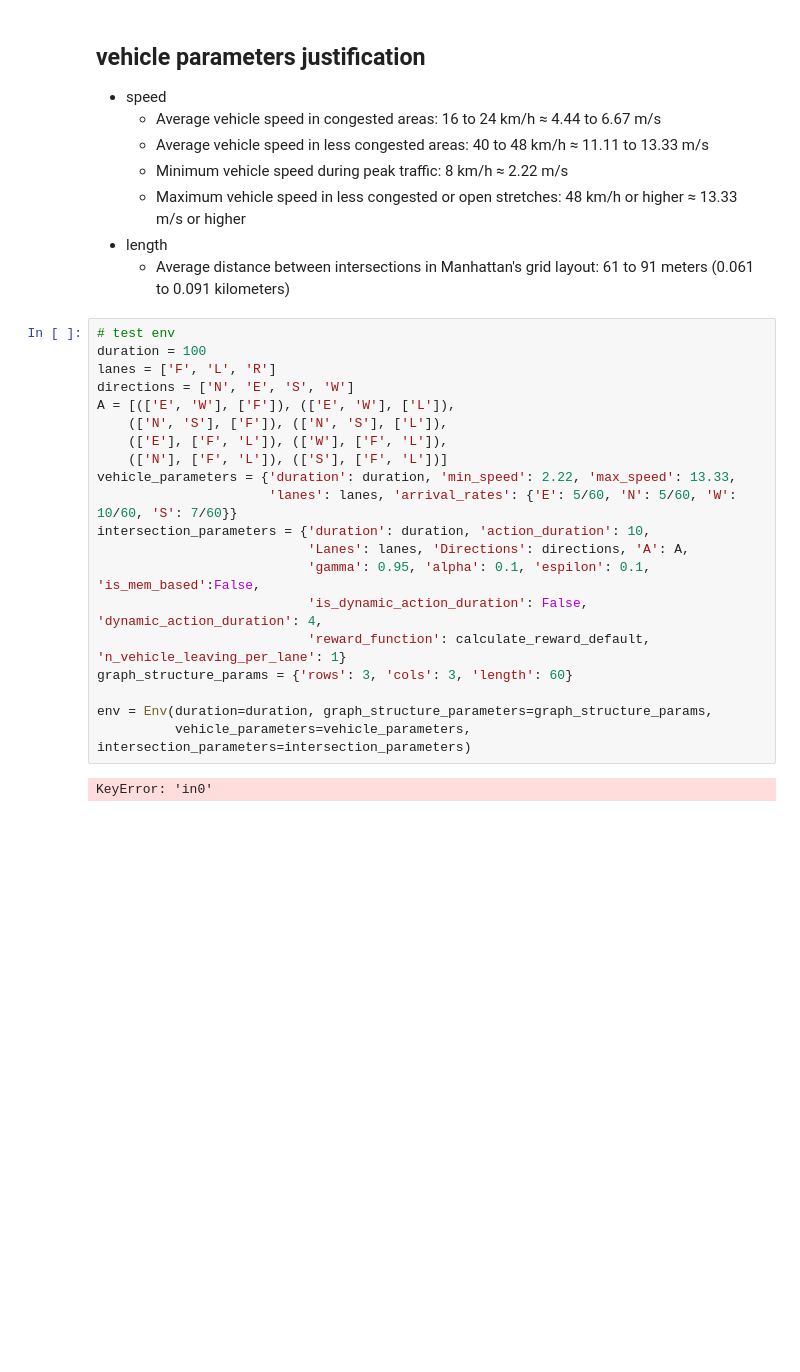
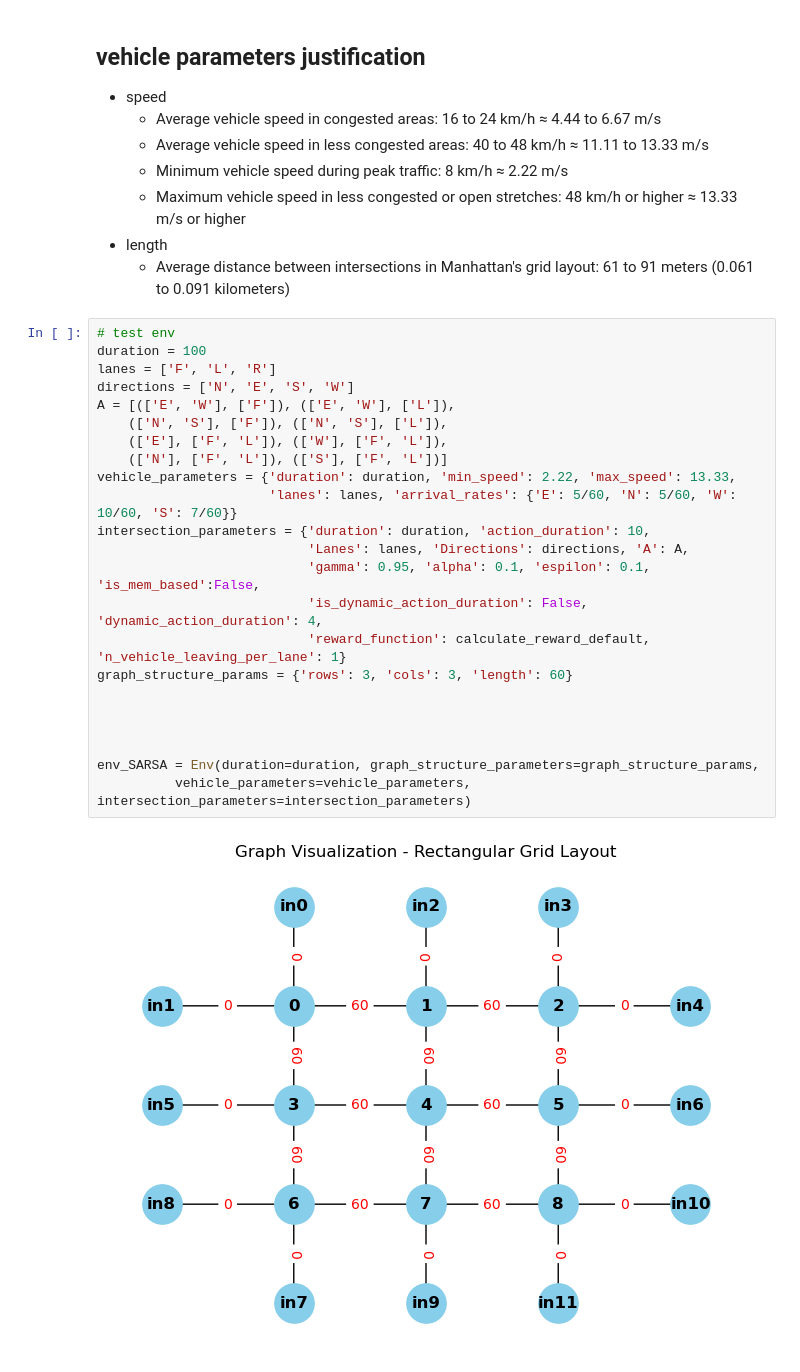
Before and after one commit to kvnoct/episodic_control, a Jupyter notebook: memory_sarsa/graph_network.ipynb, the cells around one changed output. Saved outputs shown, nothing was run; the diff lists cells and outputs as text; blank space fills up the shorter version.

Commit message:
graphing implemented
everything is done
TODO
need to test memory
implement congestion metrics

```diff
--- a/memory_sarsa/graph_network.ipynb
+++ b/memory_sarsa/graph_network.ipynb
@@ -2446,22 +2659,25 @@ def calculate_reward_entropy(current_state, next_state, action, debug=False):
 # %%
 # test env
 duration = 100
 lanes = ['F', 'L', 'R']
 directions = ['N', 'E', 'S', 'W']
 A = [(['E', 'W'], ['F']), (['E', 'W'], ['L']),
     (['N', 'S'], ['F']), (['N', 'S'], ['L']),
     (['E'], ['F', 'L']), (['W'], ['F', 'L']),
     (['N'], ['F', 'L']), (['S'], ['F', 'L'])]
 vehicle_parameters = {'duration': duration, 'min_speed': 2.22, 'max_speed': 13.33,
                       'lanes': lanes, 'arrival_rates': {'E': 5/60, 'N': 5/60, 'W': 10/60, 'S': 7/60}}
 intersection_parameters = {'duration': duration, 'action_duration': 10,
                            'Lanes': lanes, 'Directions': directions, 'A': A,
                            'gamma': 0.95, 'alpha': 0.1, 'espilon': 0.1, 'is_mem_based':False,
                            'is_dynamic_action_duration': False, 'dynamic_action_duration': 4,
                            'reward_function': calculate_reward_default, 'n_vehicle_leaving_per_lane': 1}
 graph_structure_params = {'rows': 3, 'cols': 3, 'length': 60}
 
-env = Env(duration=duration, graph_structure_parameters=graph_structure_params,
+
+
+
+env_SARSA = Env(duration=duration, graph_structure_parameters=graph_structure_params,
           vehicle_parameters=vehicle_parameters, intersection_parameters=intersection_parameters)
 # %% [output]
-KeyError: 'in0'
+[figure, added]
```
Also changed, not shown: parts of 11 cells of this notebook, 36 other files.
